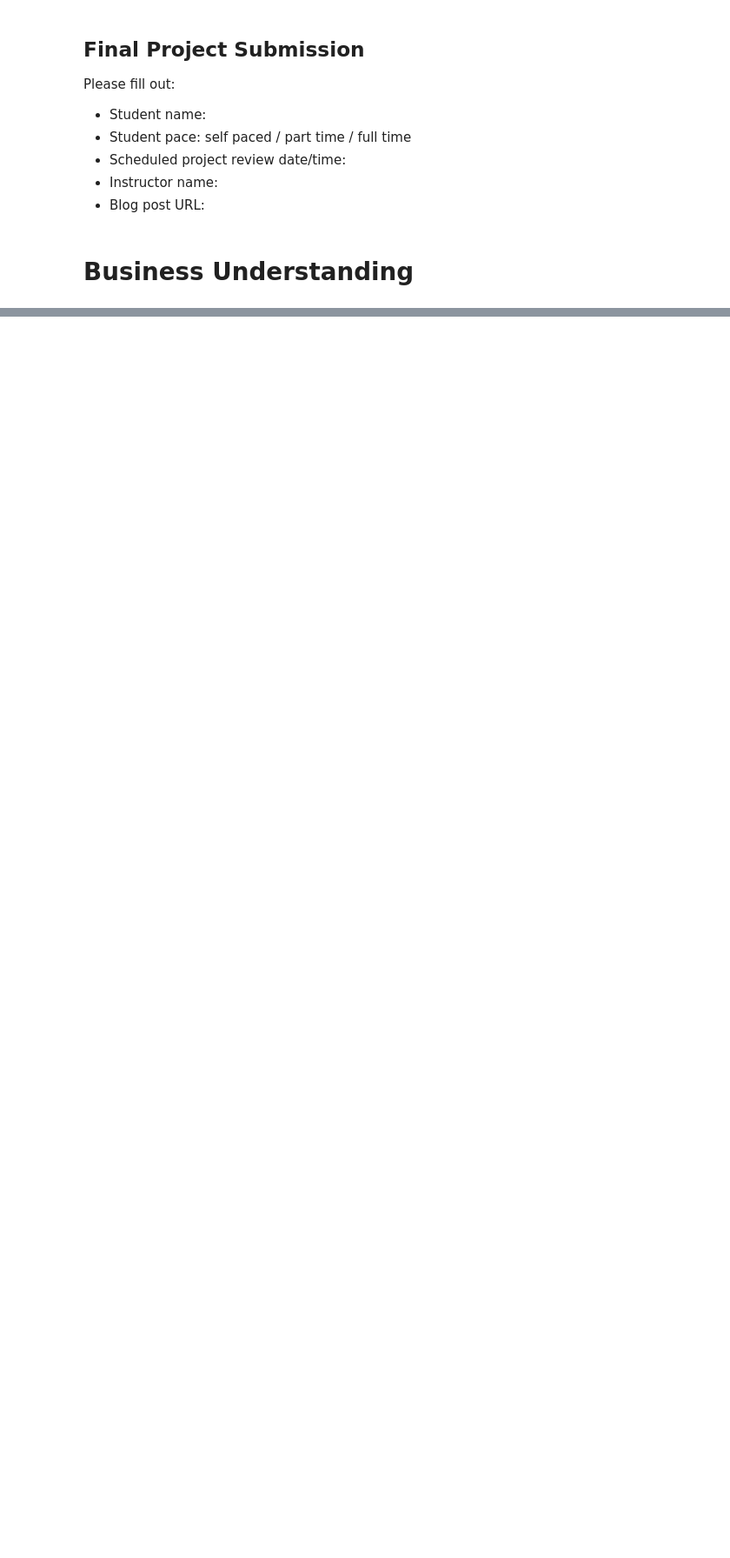
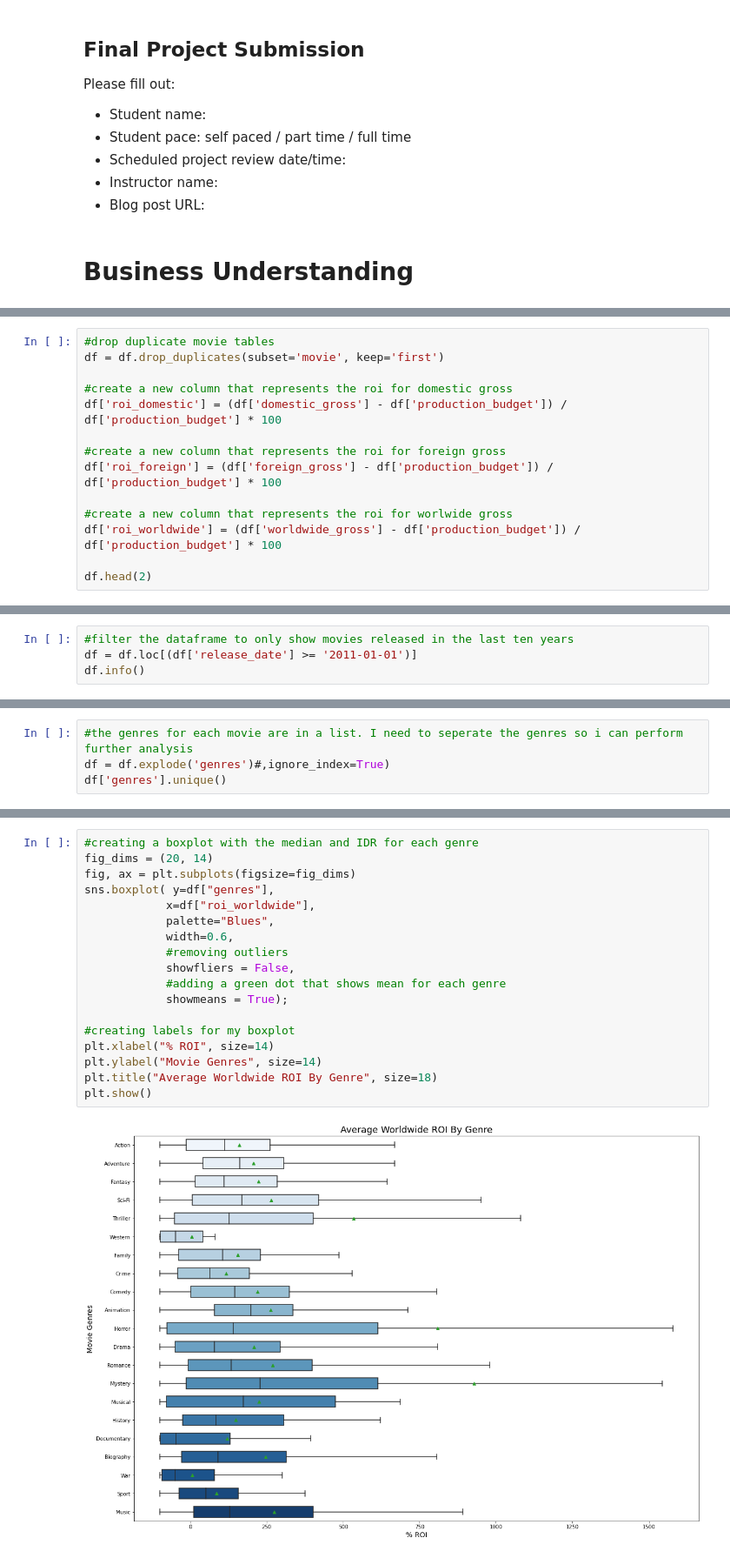
Before and after one commit to learn-co-curriculum/dsc-phase-1-project, a Jupyter notebook: project.ipynb, the cells around one changed output, grey strips where cells are left out. Shown at 87% size. Drawn from its saved outputs; the diff is of its cells as text; blank space fills up the shorter version.

```diff
--- a/project.ipynb
+++ b/project.ipynb
@@ -38,0 +65,14 @@ None
+# %%
+#drop duplicate movie tables
+df = df.drop_duplicates(subset='movie', keep='first')
+
+#create a new column that represents the roi for domestic gross
+df['roi_domestic'] = (df['domestic_gross'] - df['production_budget']) / df['production_budget'] * 100
+
+#create a new column that represents the roi for foreign gross
+df['roi_foreign'] = (df['foreign_gross'] - df['production_budget']) / df['production_budget'] * 100
+
+#create a new column that represents the roi for worlwide gross
+df['roi_worldwide'] = (df['worldwide_gross'] - df['production_budget']) / df['production_budget'] * 100
+
+df.head(2)
@@ -38,0 +83,4 @@ None
+# %%
+#filter the dataframe to only show movies released in the last ten years
+df = df.loc[(df['release_date'] >= '2011-01-01')]
+df.info()
@@ -38,0 +107,4 @@ None
+# %%
+#the genres for each movie are in a list. I need to seperate the genres so i can perform further analysis
+df = df.explode('genres')#,ignore_index=True)
+df['genres'].unique()
@@ -38,0 +134,20 @@ None
+# %%
+#creating a boxplot with the median and IDR for each genre
+fig_dims = (20, 14)
+fig, ax = plt.subplots(figsize=fig_dims)
+sns.boxplot( y=df["genres"],
+            x=df["roi_worldwide"],
+            palette="Blues",
+            width=0.6,
+            #removing outliers
+            showfliers = False,
+            #adding a green dot that shows mean for each genre
+            showmeans = True);
+
+#creating labels for my boxplot
+plt.xlabel("% ROI", size=14)
+plt.ylabel("Movie Genres", size=14)
+plt.title("Average Worldwide ROI By Genre", size=18)
+plt.show()
+# %% [output]
+[figure, added]
```
Also changed, not shown: parts of 23 cells of this notebook.
